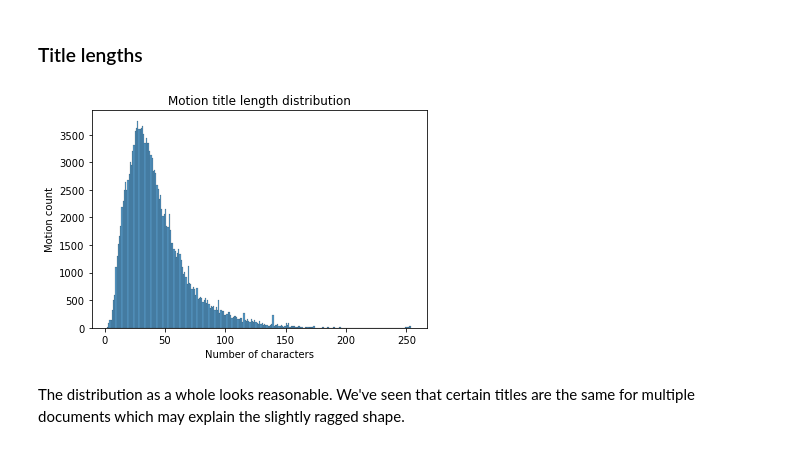
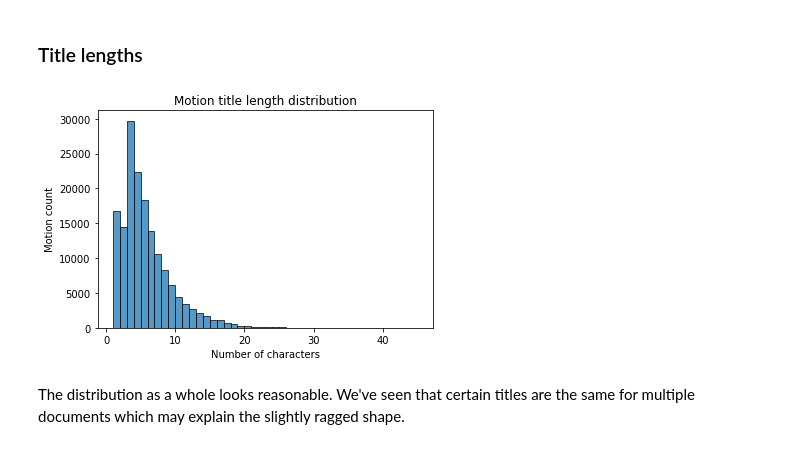
Before and after one commit to erikgrip/swedish_parliament_motion_summarization, a Jupyter notebook: notebooks/exploratory-data-analysis.ipynb, the cells around one changed output. Saved outputs shown, nothing was run; the diff lists cells and outputs as text; code cells hidden in the pictures.

Commit message:
Delete code/files not used

```diff
--- a/notebooks/exploratory-data-analysis.ipynb
+++ b/notebooks/exploratory-data-analysis.ipynb
@@ -292,0 +157,5 @@ plt.show()
+# %%
+df["text"] = df.apply(_trim_motion_text_by_leading_title, axis=1)
+
+first_motion = df['text'][0][:500]
+print(first_motion)
@@ -292,0 +164,5 @@ plt.show()
+# %%
+df["text"] = df.apply(_trim_motion_text_by_proposed_decision, axis=1)
+
+first_motion = df['text'][0][:500]
+print(first_motion)
@@ -292,0 +171,7 @@ plt.show()
+# %%
+df["text"] = df.apply(_trim_leadning_motivation, axis=1)
+df["text"] = df.apply(_set_empty_when_leadning_date, axis=1)
+df["text"] = df.apply(_delete_footer, axis=1)
+
+first_motion = df['text'][0][:500]
+print(first_motion)
@@ -292,0 +182,4 @@ plt.show()
+# %%
+# Show some eamples of short texts before dropping them
+display(df[df['text'].str.len() < 150])
+df = df.loc[df['text'].str.len() >= 150]
@@ -294,13 +201,14 @@ plt.show()
 ### Title lengths
 # %%
 # Plot distribution of title lengths
-sns.histplot(df['title'].str.len(), binwidth=1)
+num_words = list(len(x) for x in df['title'].str.split())
+sns.histplot(num_words, binwidth=1)
 plt.title('Motion title length distribution')
 plt.xlabel('Number of characters')
 plt.ylabel('Motion count')
 plt.show()
 # %% [output]
-[figure, old version]
+[figure, new version]
 # %% [markdown]
 The distribution as a whole looks reasonable. We've seen that certain titles are the same for multiple documents which may explain the slightly ragged shape.
 # %% [markdown]
```
Also changed, not shown: parts of 46 cells of this notebook, 14 other files.
